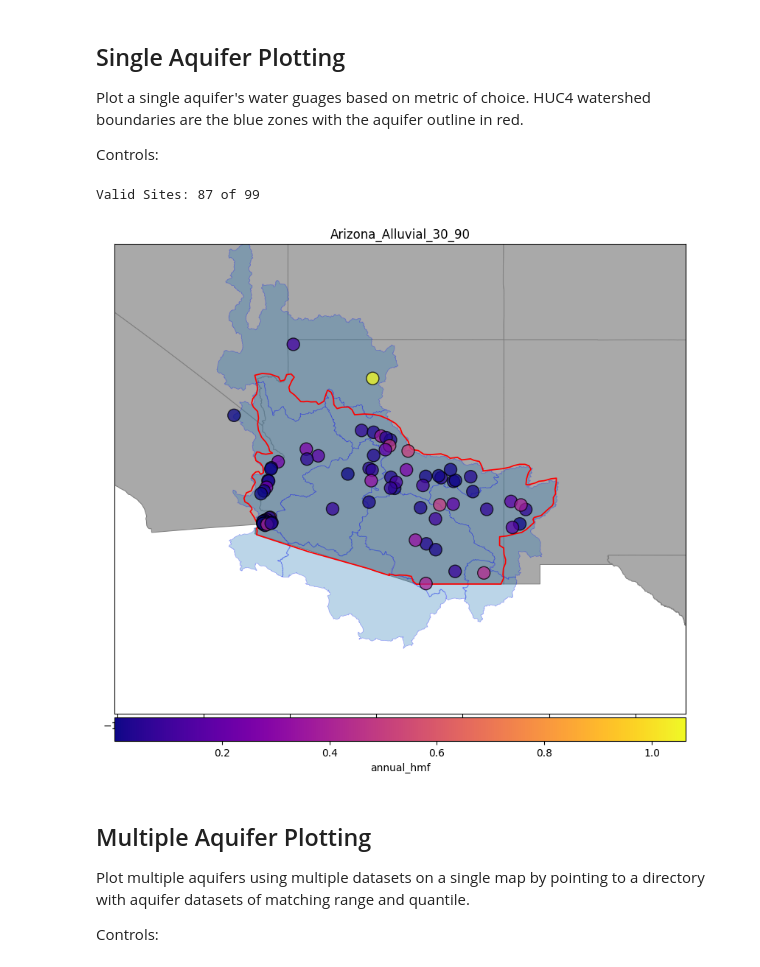
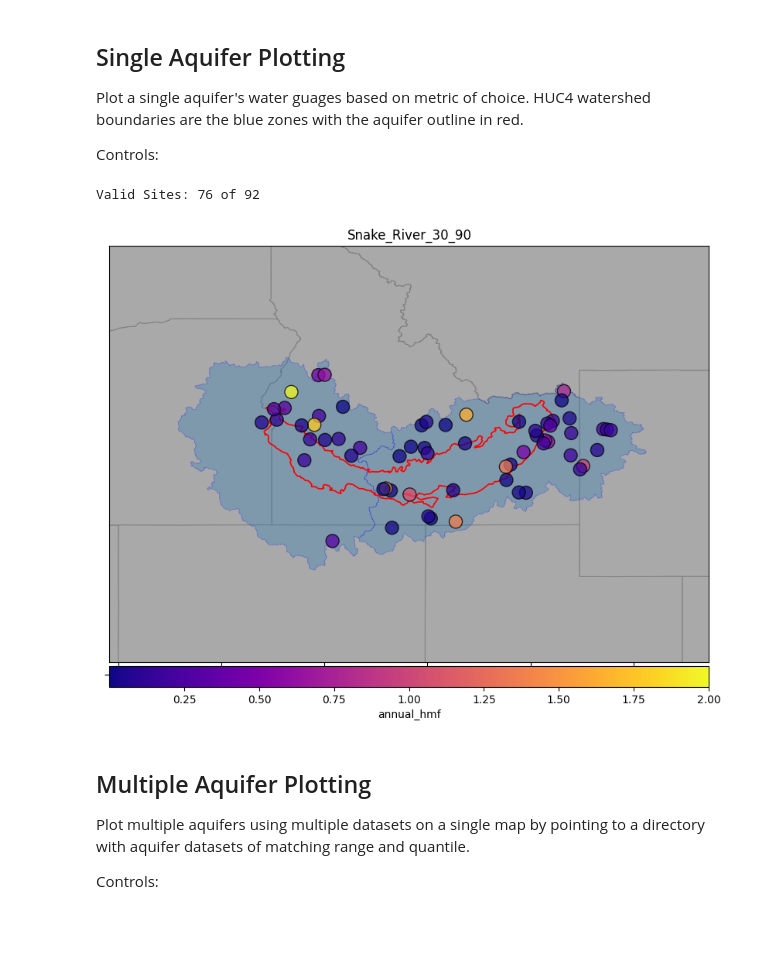
Before and after one commit to AlekWithK/DahlkeLab_LAWR, a Jupyter notebook: aquifer_plotting.ipynb, the cells around one changed output. Drawn from its saved outputs; the diff is of its cells as text; code cells hidden in the pictures; blank space fills up the shorter version.

Commit message:
added snake river and scripts to process HUC4s

```diff
--- a/aquifer_plotting.ipynb
+++ b/aquifer_plotting.ipynb
@@ -44,7 +39,7 @@ reload(cl)
 reload(fn)
 
 # Dataset selection
-aquifer = cl.arizona_alluvial_aquifer
+aquifer = cl.snake_river_aquifer
 range = 30
 quantile = 90
 
@@ -66,7 +61,7 @@ metric = 'annual_hmf'
 overwrite = False
 save_img = False
 # %% [output]
-Valid Sites: 87 of 99
+Valid Sites: 76 of 92
 # %%
 import Src.classes as cl
 import Src.func as fn
@@ -103,45 +98,36 @@ xmin -= padding
 ymin -= padding
 xmax += padding
 ymax += padding
 
 aq_gdf.plot(ax=ax, edgecolor='red', facecolor='none', linewidth=1.25)
 ax.set_xlim(xmin, xmax)
 ax.set_ylim(ymin, ymax)
 
 # Convert decimal lat/long to geo points
-lat = df_valid['dec_lat_va'].tolist()
-long = df_valid['dec_long_va'].tolist()
-geometry = [Point(xy) for xy in zip(long, lat)]
-geo_df = gpd.GeoDataFrame(geometry=geometry)
+geo_df = fn.convert_geometry(df_valid)
 
 # Set colorbar limits and theme using undivided dataset so that scale is static
-vmin = df_valid[metric].min()
-vmax = df_valid[metric].max()
-
-norm = mcolors.Normalize(vmin, vmax)
-cmap = 'plasma'
-mappable = plt.cm.ScalarMappable(cmap=cmap, norm=norm)
-mappable.set_array(df_valid[metric])
+cmap, mappable = fn.scale_colorbar(df_valid, metric)
 
 div = make_axes_locatable(ax)
 cax = div.append_axes("bottom", size="5%", pad=0.05)
 
 # Watergauges plot
 bx = geo_df.plot(ax=ax, column=df_valid[metric], markersize=600, marker='.', cmap=cmap, edgecolor='black', linewidth=1, alpha=0.75)
 cbx = plt.colorbar(mappable, cax=cax, pad=0.05, aspect=25, orientation='horizontal', alpha=1.0)
 cbx.set_label(f'{metric}')
 ax.set_yticks([])
 
 # Add context basemap
 if basemap:
     fn.plot_basemap(ax)
 
 # Save images if they don't exist or if overwrite is True
 if save_img:
     img_path = f'Saved_Visuals/{dataset[:-5]}_{metric}.png'
     fn.save_plot_as_image(img_path, overwrite)
 # %% [output]
-[figure, old version]
+[figure, new version]
 # %% [markdown]
 ## Multiple Aquifer Plotting
 Plot multiple aquifers using multiple datasets on a single map by pointing to a directory with aquifer datasets of matching range and quantile.
```
Also changed, not shown: parts of 3 cells of this notebook, 23 other files.
